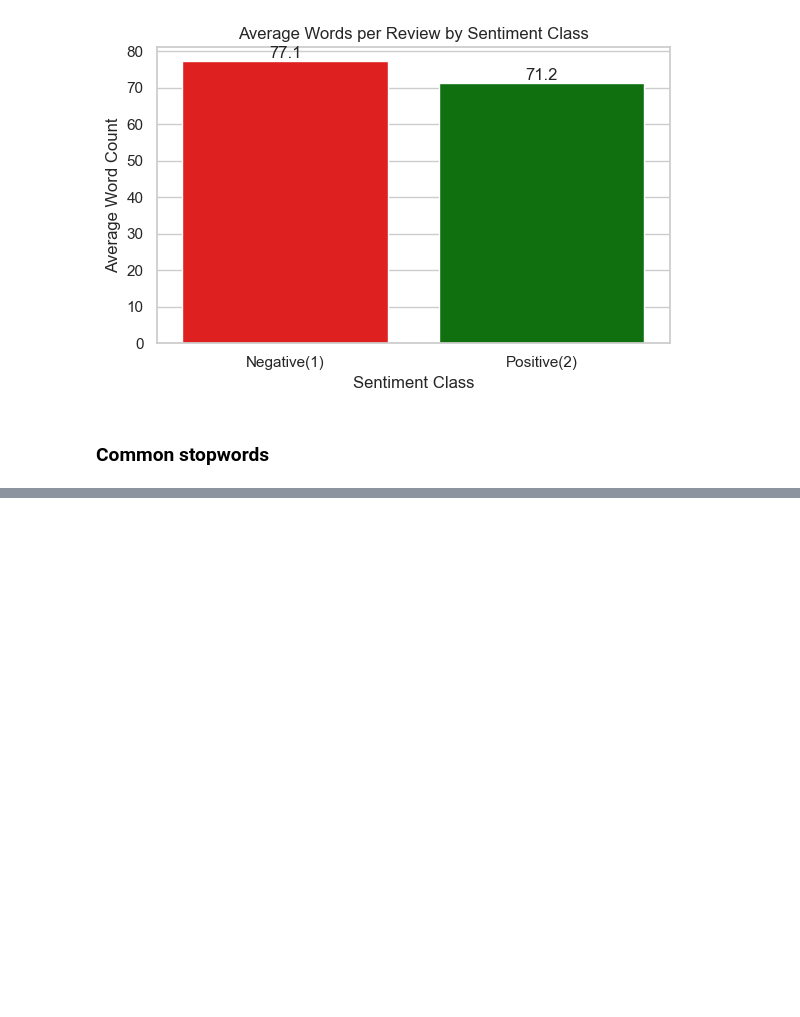
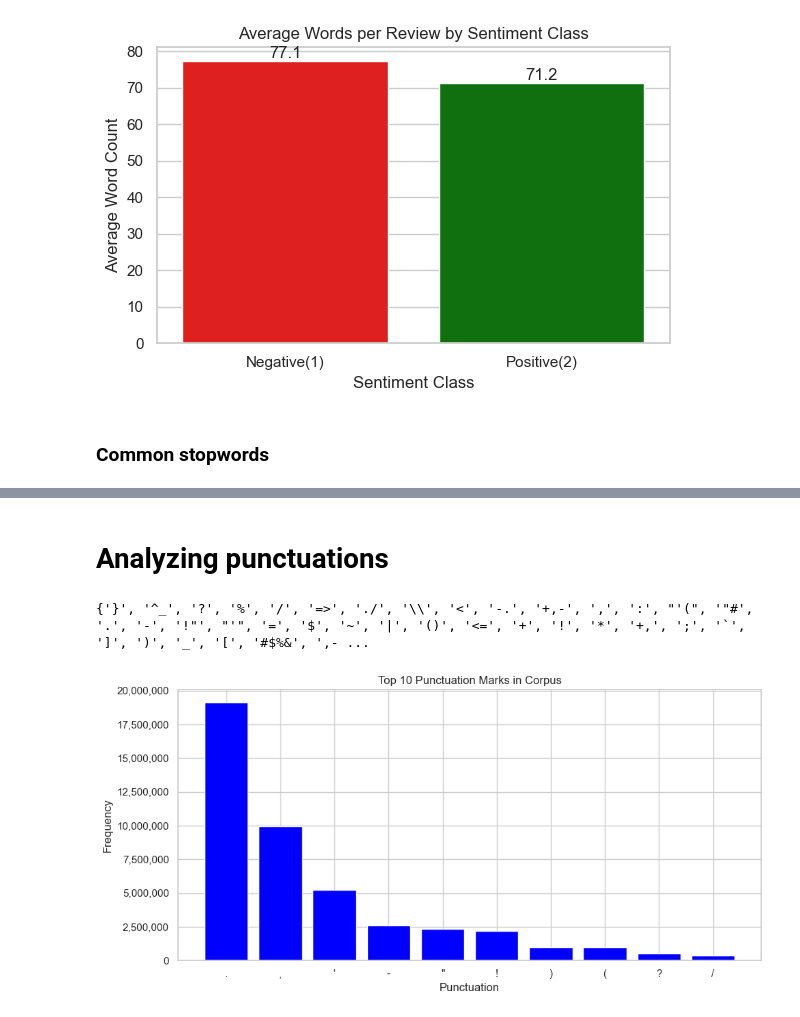
Before and after one commit to Matthewaxe123/955-dissertation, a Jupyter notebook: NLP.ipynb, the cells around one changed output, grey strips where cells are left out. Cells and saved outputs as stored; diff of their text form; code cells hidden in the pictures; blank space fills up the shorter version.

```diff
--- a/NLP.ipynb
+++ b/NLP.ipynb
@@ -309 +309,38 @@ plt.show()
 [figure]
+# %% [markdown]
+# Analyzing punctuations
+# %%
+# Cropus function
+corpus1 = []
+for x in df_train['text'].astype(str):
+    for char in x:
+        corpus.append(char)
+
+# Calculate the frequencies of punctuation marks
+dic = defaultdict(int)
+for char in corpus:
+    if char in string.punctuation:
+        dic[char] += 1
+
+# Frequency ranking (by descending)
+top_punct = sorted(dic.items(), key=lambda x: x[1], reverse = True)
+# Select top 10
+top10 = top_punct[:10]
+
+# The punctuation symbols found
+found_punct = set(char for char in corpus if char in string.punctuation)
+print(found_punct)
+
+# Plot
+plt.figure(figsize = (10, 5))
+x, y =zip(*top10)
+plt.bar(x,y, color = 'blue')
+plt.title("Top 10 Punctuation Marks in Corpus")
+plt.xlabel("Punctuation")
+plt.ylabel("Frequency")
+plt.gca().yaxis.set_major_formatter(FuncFormatter(lambda x, _: f'{int(x):,}'))
+plt.tight_layout()
+plt.show()
+# %% [output]
+{'}', '^_', '?', '%', '/', '=>', './', '\\', '<', '-.', '+,-', ',', ':', "'(", '"#', '.', '-', '!"', "'", '=', '$', '~', '|', '()', '<=', '+', '!', '*', '+,', ';', '`', ']', ')', '_', '[', '#$%&', ',- ...
+[figure, added]
```
Also changed, not shown: parts of 5 cells of this notebook.
